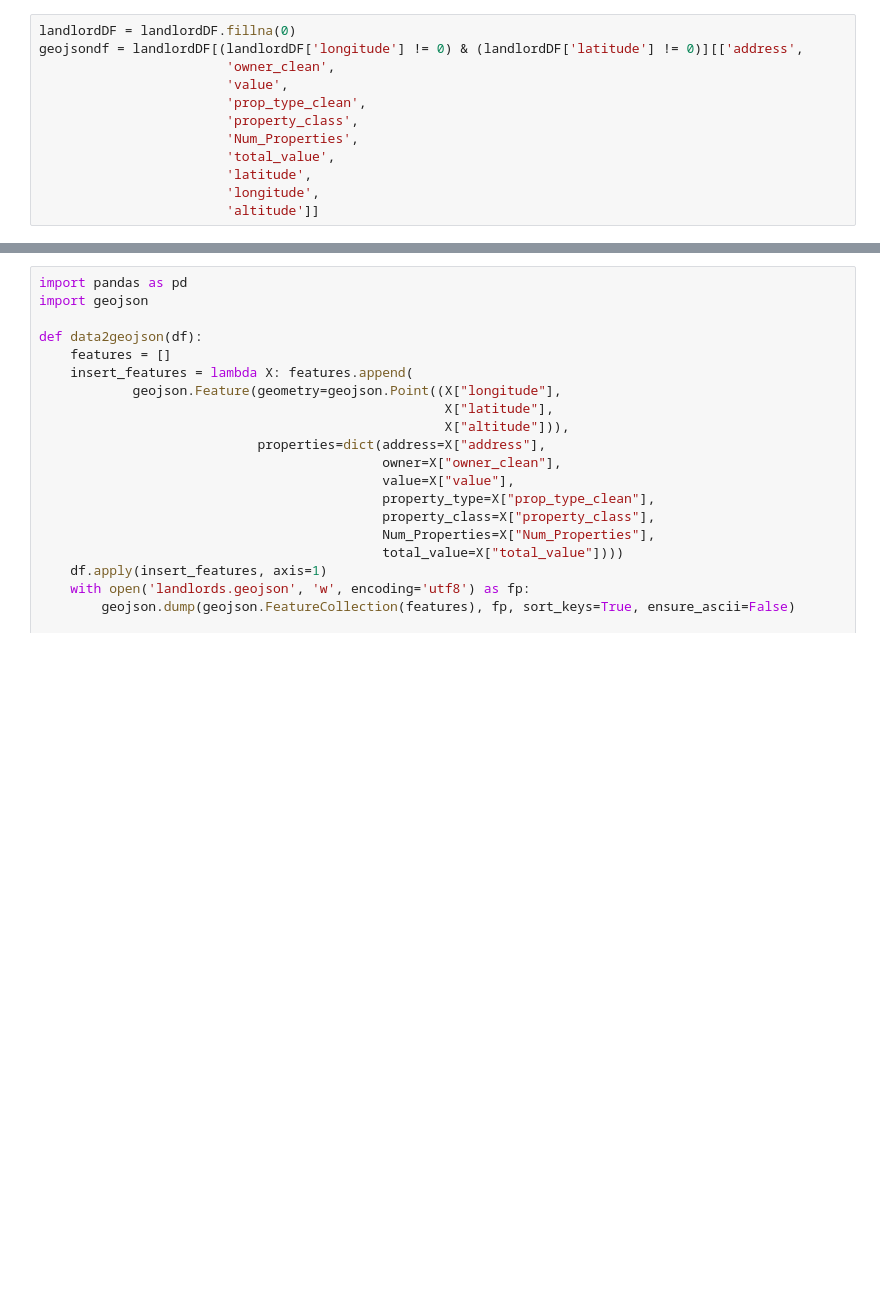
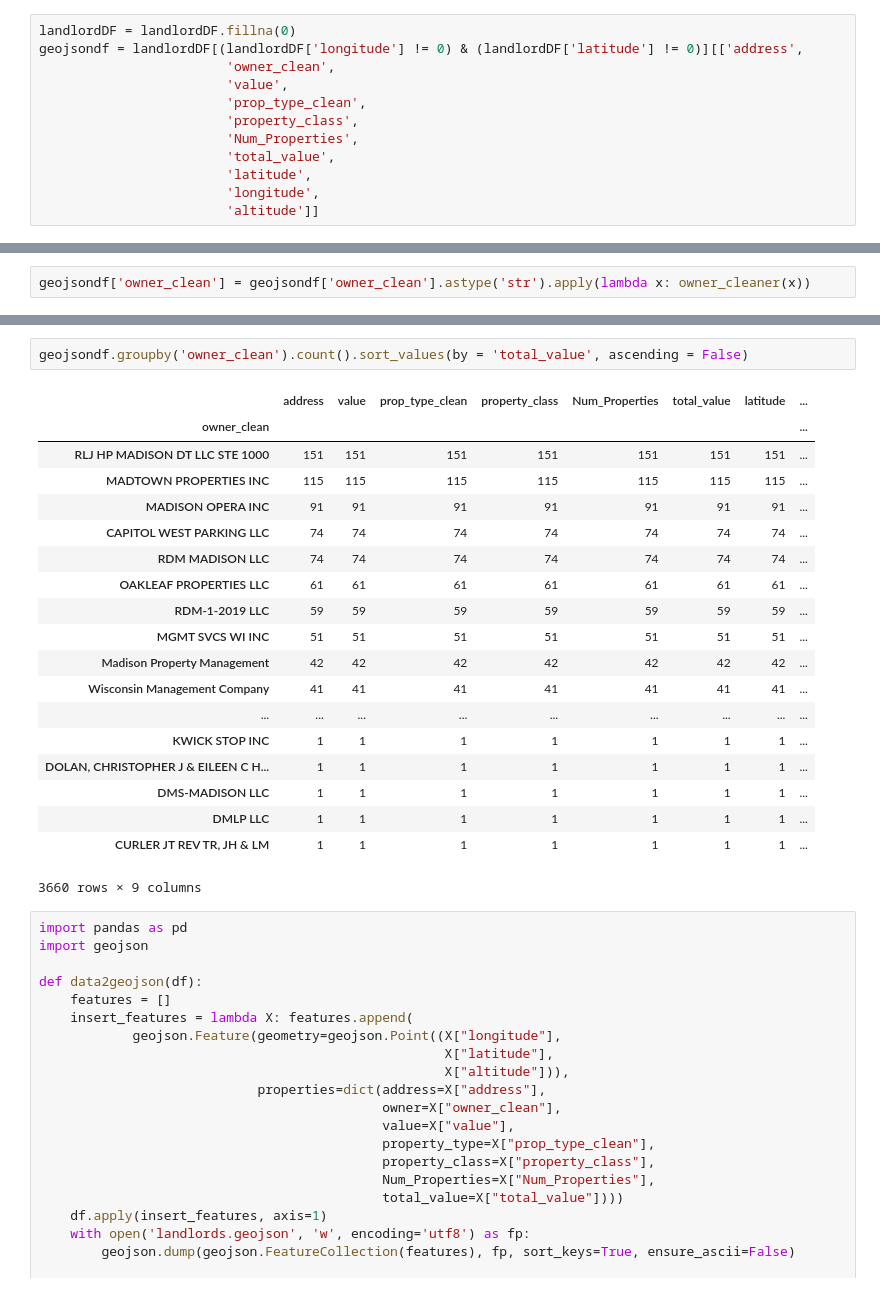
Before and after one commit to tce9232/Landlords, a Jupyter notebook: Untitled.ipynb, the cells around one changed output, grey strips where cells are left out. Saved outputs shown, nothing was run; the diff lists cells and outputs as text; blank space fills up the shorter version.

```diff
--- a/Untitled.ipynb
+++ b/Untitled.ipynb
@@ -483,0 +650,2 @@ geojsondf[geojsondf['address'].str.contains("Brearly")]
+# %%
+geojsondf['owner_clean'] = geojsondf['owner_clean'].astype('str').apply(lambda x: owner_cleaner(x))
@@ -484,3 +672,25 @@ geojsondf[geojsondf['address'].str.contains("Brearly")]
+# %%
+geojsondf.groupby('owner_clean').count().sort_values(by = 'total_value', ascending = False)
+# %% [output]
+|  | address | value | prop_type_clean | property_class | Num_Properties | total_value | latitude | ... |
+| owner_clean |  |  |  |  |  |  |  | ... |
+| RLJ HP MADISON DT LLC STE 1000 | 151 | 151 | 151 | 151 | 151 | 151 | 151 | ... |
+| MADTOWN PROPERTIES INC | 115 | 115 | 115 | 115 | 115 | 115 | 115 | ... |
+| MADISON OPERA INC | 91 | 91 | 91 | 91 | 91 | 91 | 91 | ... |
+| CAPITOL WEST PARKING LLC | 74 | 74 | 74 | 74 | 74 | 74 | 74 | ... |
+| RDM MADISON LLC | 74 | 74 | 74 | 74 | 74 | 74 | 74 | ... |
+| OAKLEAF PROPERTIES LLC | 61 | 61 | 61 | 61 | 61 | 61 | 61 | ... |
+| RDM-1-2019 LLC | 59 | 59 | 59 | 59 | 59 | 59 | 59 | ... |
+| MGMT SVCS WI INC | 51 | 51 | 51 | 51 | 51 | 51 | 51 | ... |
+| Madison Property Management | 42 | 42 | 42 | 42 | 42 | 42 | 42 | ... |
+| Wisconsin Management Company | 41 | 41 | 41 | 41 | 41 | 41 | 41 | ... |
+| ... | ... | ... | ... | ... | ... | ... | ... | ... |
+| KWICK STOP INC | 1 | 1 | 1 | 1 | 1 | 1 | 1 | ... |
+| DOLAN, CHRISTOPHER J & EILEEN C H... | 1 | 1 | 1 | 1 | 1 | 1 | 1 | ... |
+| DMS-MADISON LLC | 1 | 1 | 1 | 1 | 1 | 1 | 1 | ... |
+| DMLP LLC | 1 | 1 | 1 | 1 | 1 | 1 | 1 | ... |
+| CURLER JT REV TR, JH & LM | 1 | 1 | 1 | 1 | 1 | 1 | 1 | ... |
+3660 rows × 9 columns
 # %%
 import pandas as pd
 import geojson
```
Also changed, not shown: parts of 4 cells of this notebook, 4 other files.
